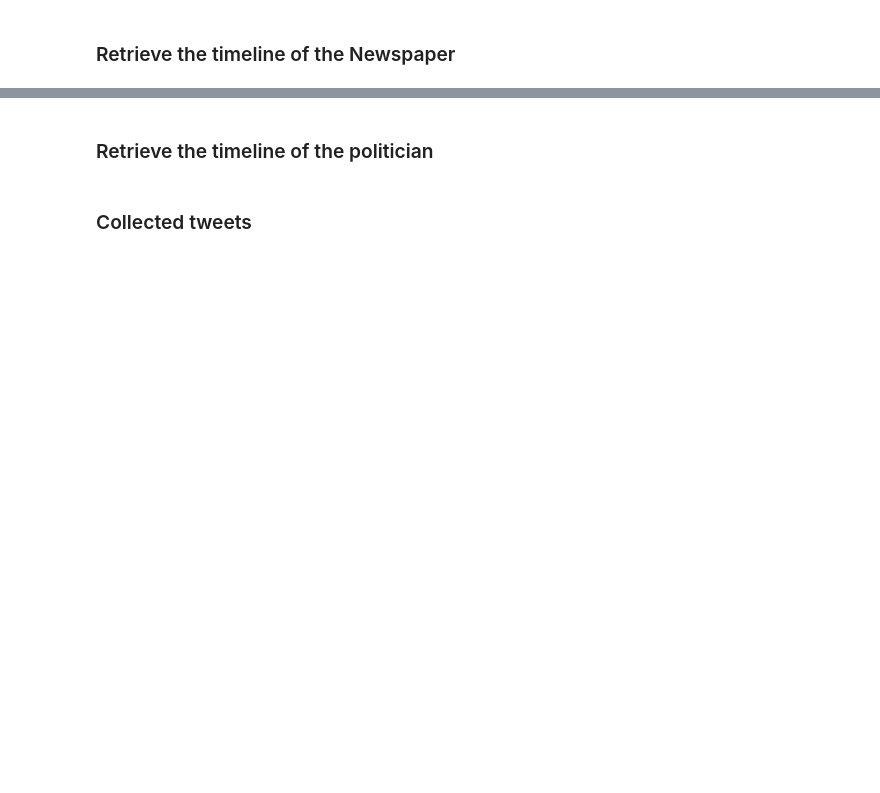
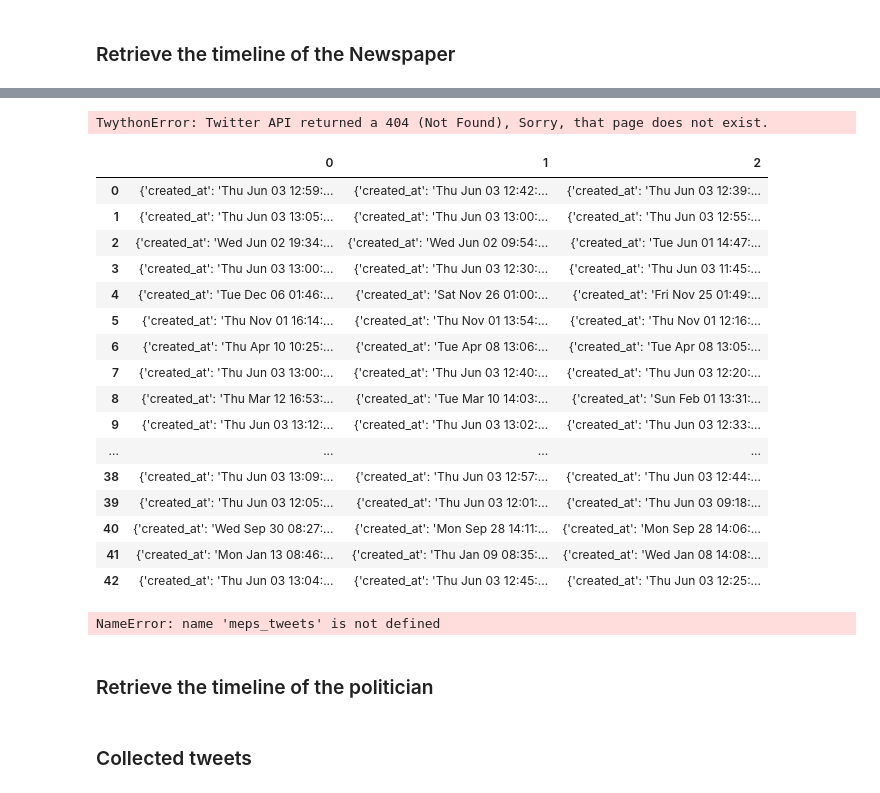
Before and after one commit to EstefaniaVB/LexAI, a Jupyter notebook: notebooks/Estefania Twitter News.ipynb, the cells around one changed output, grey strips where cells are left out. Cells and saved outputs as stored; diff of their text form; code cells hidden in the pictures; blank space fills up the shorter version.

Commit message:
notebook with data from news and politicians

```diff
--- a/notebooks/Estefania Twitter News.ipynb
+++ b/notebooks/Estefania Twitter News.ipynb
@@ -115,2 +102,27 @@ TwythonRateLimitError: Twitter API returned a 429 (Too Many Requests), Rate limi
+# %%
+time.sleep(60*15)
+for outlet in news:
+    news_tweets.append(python_tweets.get_user_timeline(screen_name=outlet, count=3))
+# %% [output]
+TwythonError: Twitter API returned a 404 (Not Found), Sorry, that page does not exist.
 # %%
+news_tweets
 news_data = pd.DataFrame(news_tweets)
+# %% [output]
+|  | 0 | 1 | 2 |
+| 0 | {'created_at': 'Thu Jun 03 12:59:... | {'created_at': 'Thu Jun 03 12:42:... | {'created_at': 'Thu Jun 03 12:39:... |
+| 1 | {'created_at': 'Thu Jun 03 13:05:... | {'created_at': 'Thu Jun 03 13:00:... | {'created_at': 'Thu Jun 03 12:55:... |
+| 2 | {'created_at': 'Wed Jun 02 19:34:... | {'created_at': 'Wed Jun 02 09:54:... | {'created_at': 'Tue Jun 01 14:47:... |
+| 3 | {'created_at': 'Thu Jun 03 13:00:... | {'created_at': 'Thu Jun 03 12:30:... | {'created_at': 'Thu Jun 03 11:45:... |
+| 4 | {'created_at': 'Tue Dec 06 01:46:... | {'created_at': 'Sat Nov 26 01:00:... | {'created_at': 'Fri Nov 25 01:49:... |
+| 5 | {'created_at': 'Thu Nov 01 16:14:... | {'created_at': 'Thu Nov 01 13:54:... | {'created_at': 'Thu Nov 01 12:16:... |
+| 6 | {'created_at': 'Thu Apr 10 10:25:... | {'created_at': 'Tue Apr 08 13:06:... | {'created_at': 'Tue Apr 08 13:05:... |
+| 7 | {'created_at': 'Thu Jun 03 13:00:... | {'created_at': 'Thu Jun 03 12:40:... | {'created_at': 'Thu Jun 03 12:20:... |
+| 8 | {'created_at': 'Thu Mar 12 16:53:... | {'created_at': 'Tue Mar 10 14:03:... | {'created_at': 'Sun Feb 01 13:31:... |
+| 9 | {'created_at': 'Thu Jun 03 13:12:... | {'created_at': 'Thu Jun 03 13:02:... | {'created_at': 'Thu Jun 03 12:33:... |
+| ... | ... | ... | ... |
+| 38 | {'created_at': 'Thu Jun 03 13:09:... | {'created_at': 'Thu Jun 03 12:57:... | {'created_at': 'Thu Jun 03 12:44:... |
+| 39 | {'created_at': 'Thu Jun 03 12:05:... | {'created_at': 'Thu Jun 03 12:01:... | {'created_at': 'Thu Jun 03 09:18:... |
+| 40 | {'created_at': 'Wed Sep 30 08:27:... | {'created_at': 'Mon Sep 28 14:11:... | {'created_at': 'Mon Sep 28 14:06:... |
+| 41 | {'created_at': 'Mon Jan 13 08:46:... | {'created_at': 'Thu Jan 09 08:35:... | {'created_at': 'Wed Jan 08 14:08:... |
+| 42 | {'created_at': 'Thu Jun 03 13:04:... | {'created_at': 'Thu Jun 03 12:45:... | {'created_at': 'Thu Jun 03 12:25:... |
@@ -117,2 +163,6 @@ news_data = pd.DataFrame(news_tweets)
+# %%
+meps_tweets = pd.DataFrame(meps_tweets)
+# %% [output]
+NameError: name 'meps_tweets' is not defined
 # %% [markdown]
 ### Retrieve the timeline of the politician
```
Also changed, not shown: parts of 17 cells of this notebook.
